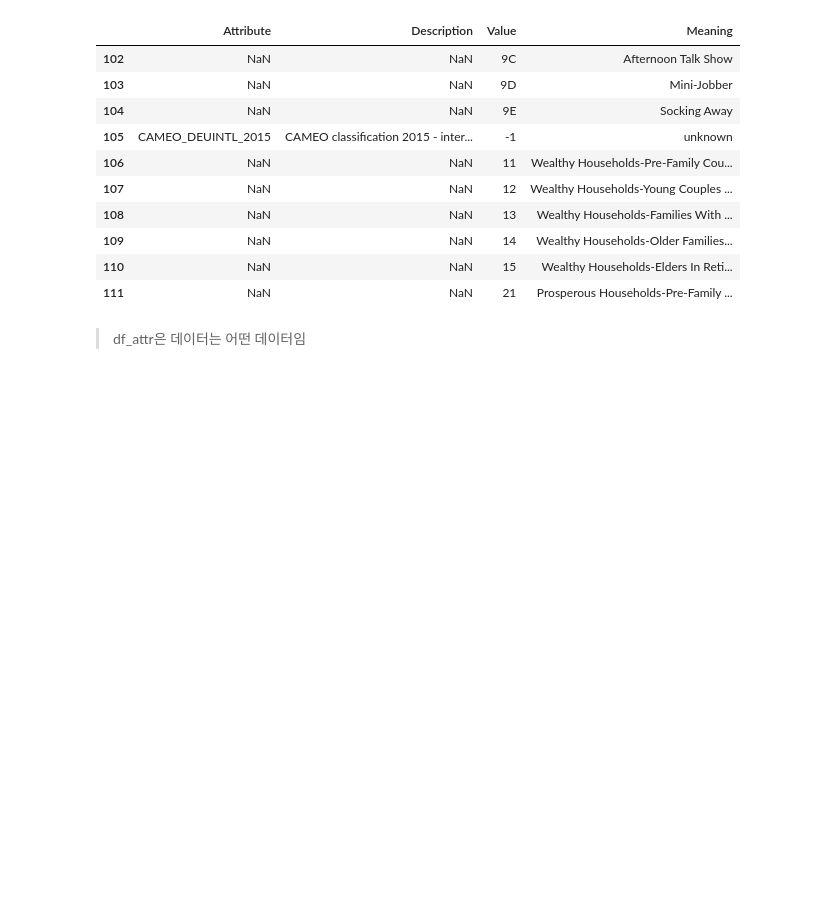
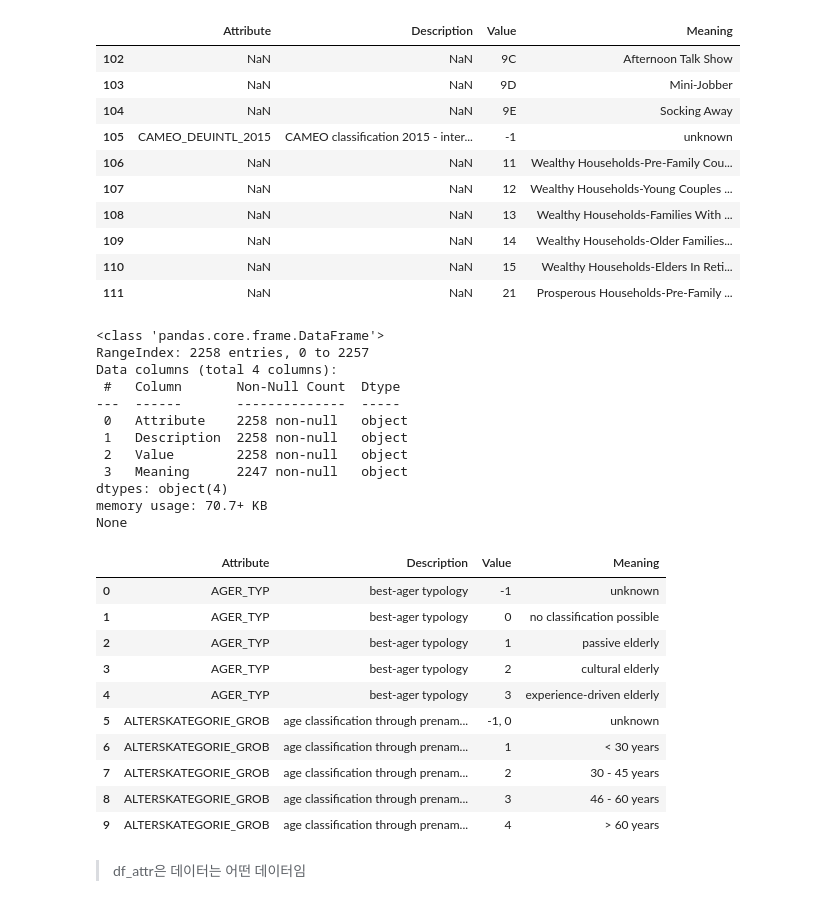
Before and after one commit to jaeyoun-chang/u_city_capstone, a Jupyter notebook: Arvato Project Workbook.ipynb, the cells around one changed output. Drawn from its saved outputs; the diff is of its cells as text; code cells hidden in the pictures; blank space fills up the shorter version.

```diff
--- a/Arvato Project Workbook.ipynb
+++ b/Arvato Project Workbook.ipynb
@@ -360,0 +356,34 @@ None
+# %%
+'''
+fill null cells as only 1st lines of information have values
+'''
+
+df_attr[['Attribute', 'Description']] = df_attr[
+    ['Attribute', 'Description']].fillna(method = 'ffill')
+
+print (df_attr.info())
+df_attr.head(10)
+# %% [output]
+<class 'pandas.core.frame.DataFrame'>
+RangeIndex: 2258 entries, 0 to 2257
+Data columns (total 4 columns):
+ #   Column       Non-Null Count  Dtype
+---  ------       --------------  -----
+ 0   Attribute    2258 non-null   object
+ 1   Description  2258 non-null   object
+ 2   Value        2258 non-null   object
+ 3   Meaning      2247 non-null   object
+dtypes: object(4)
+memory usage: 70.7+ KB
+None
+|  | Attribute | Description | Value | Meaning |
+| 0 | AGER_TYP | best-ager typology | -1 | unknown |
+| 1 | AGER_TYP | best-ager typology | 0 | no classification possible |
+| 2 | AGER_TYP | best-ager typology | 1 | passive elderly |
+| 3 | AGER_TYP | best-ager typology | 2 | cultural elderly |
+| 4 | AGER_TYP | best-ager typology | 3 | experience-driven elderly |
+| 5 | ALTERSKATEGORIE_GROB | age classification through prenam... | -1, 0 | unknown |
+| 6 | ALTERSKATEGORIE_GROB | age classification through prenam... | 1 | < 30 years |
+| 7 | ALTERSKATEGORIE_GROB | age classification through prenam... | 2 | 30 - 45 years |
+| 8 | ALTERSKATEGORIE_GROB | age classification through prenam... | 3 | 46 - 60 years |
+| 9 | ALTERSKATEGORIE_GROB | age classification through prenam... | 4 | > 60 years |
```
Also changed, not shown: parts of 33 cells of this notebook.
